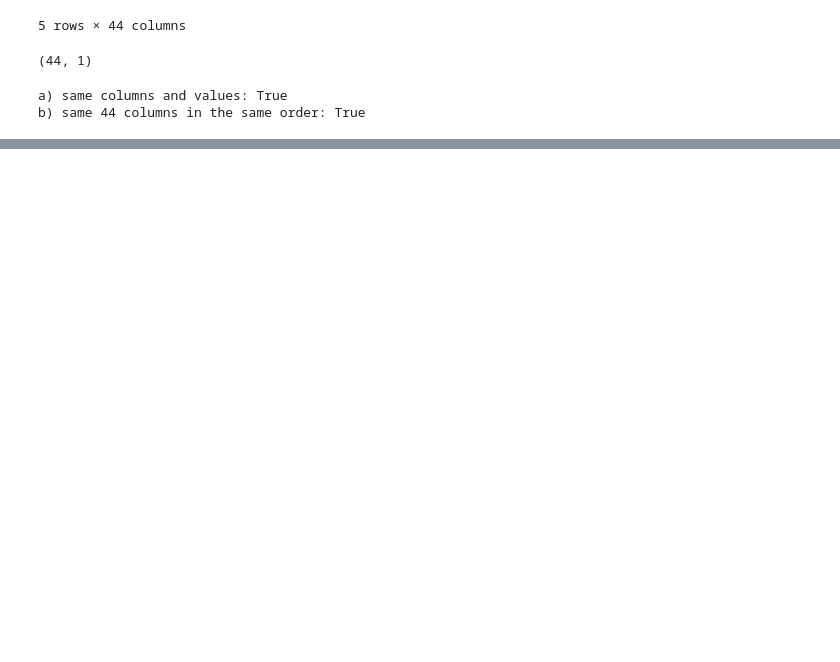
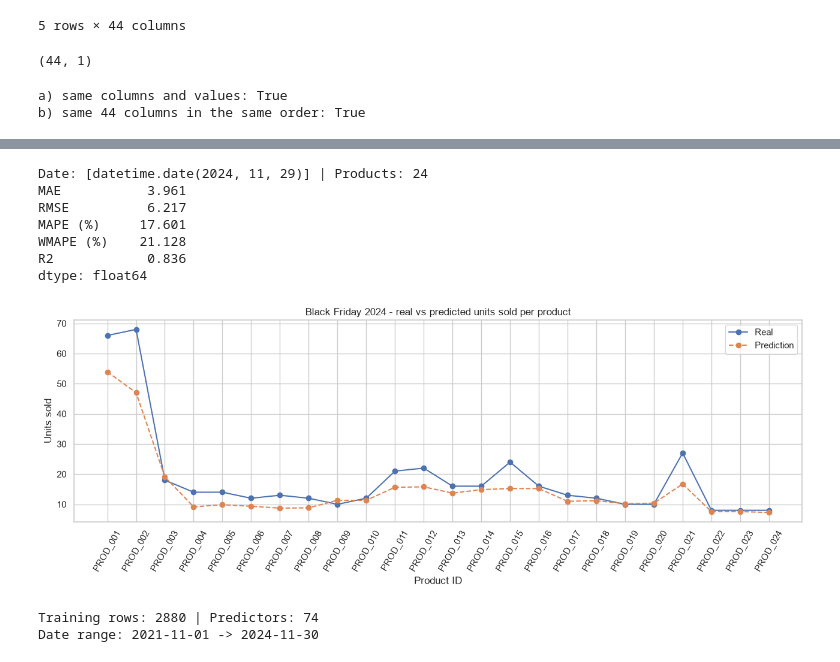
Before and after one commit to madatascienceml/black-friday-sales-forecasting, a Jupyter notebook: notebooks/entrenamiento.ipynb, the cells around one changed output, grey strips where cells are left out. Cells and saved outputs as stored; diff of their text form; code cells hidden in the pictures; blank space fills up the shorter version.

```diff
--- a/notebooks/entrenamiento.ipynb
+++ b/notebooks/entrenamiento.ipynb
@@ -740,0 +964,52 @@ b) same 44 columns in the same order: True
+# %%
+# Select the Black Friday 2024 rows (one per product), already predicted in nov_df
+bf_df = nov_df[nov_df["es_black_friday"] == 1].sort_values("producto_id")
+print("Date:", bf_df["fecha"].dt.date.unique(), "| Products:", bf_df["producto_id"].nunique())
+
+# Show the metrics of that day
+print(pd.Series(metricas(bf_df["unidades_vendidas"], bf_df["prediccion"])).round(3))
+
+# Plot the real and predicted units sold per product (x axis: product ID)
+fig, ax = plt.subplots(figsize=(13, 5))
+ax.plot(bf_df["producto_id"], bf_df["unidades_vendidas"], marker="o", label="Real")
+ax.plot(bf_df["producto_id"], bf_df["prediccion"], marker="o", linestyle="--", label="Prediction")
+ax.tick_params(axis="x", rotation=60)
+ax.set_title("Black Friday 2024 - real vs predicted units sold per product")
+ax.set_xlabel("Product ID")
+ax.set_ylabel("Units sold")
+ax.legend()
+plt.tight_layout()
+plt.show()
+# %% [output]
+Date: [datetime.date(2024, 11, 29)] | Products: 24
+MAE           3.961
+RMSE          6.217
+MAPE (%)     17.601
+WMAPE (%)    21.128
+R2            0.836
+dtype: float64
+[figure, added]
+# %%
+# Use the full dataframe (2021-2024) as the final training set, with the same predictors and target as before
+X_full = df[predictoras].astype(float)
+y_full = df[target]
+
+# Retrain the final model with the same conservative hyperparameters used in the validation
+modelo_final = HistGradientBoostingRegressor(
+    learning_rate=0.03,
+    max_iter=500,
+    max_depth=5,
+    max_leaf_nodes=15,
+    min_samples_leaf=40,
+    l2_regularization=1.0,
+    early_stopping=False,
+    random_state=42,
+)
+modelo_final.fit(X_full, y_full)
+
+# Check the size of the training set and the number of predictors
+print("Training rows:", X_full.shape[0], "| Predictors:", X_full.shape[1])
+print("Date range:", df["fecha"].min().date(), "->", df["fecha"].max().date())
+# %% [output]
+Training rows: 2880 | Predictors: 74
+Date range: 2021-11-01 -> 2024-11-30
```
Also changed, not shown: parts of 8 cells of this notebook, 2 other files.
